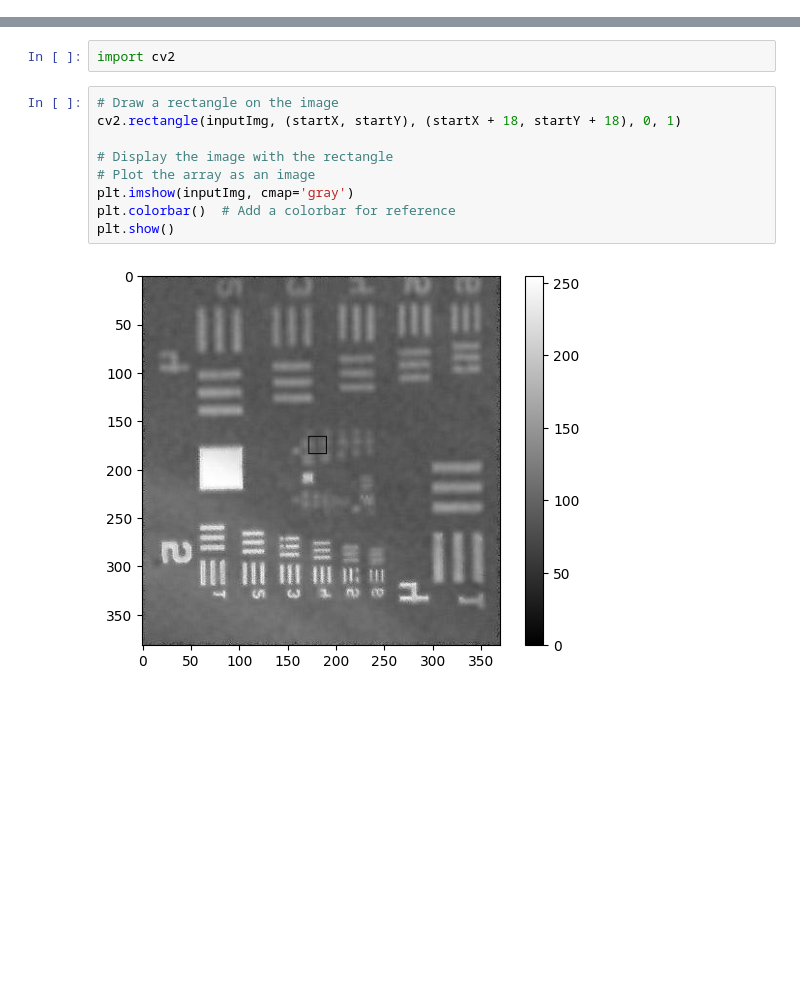
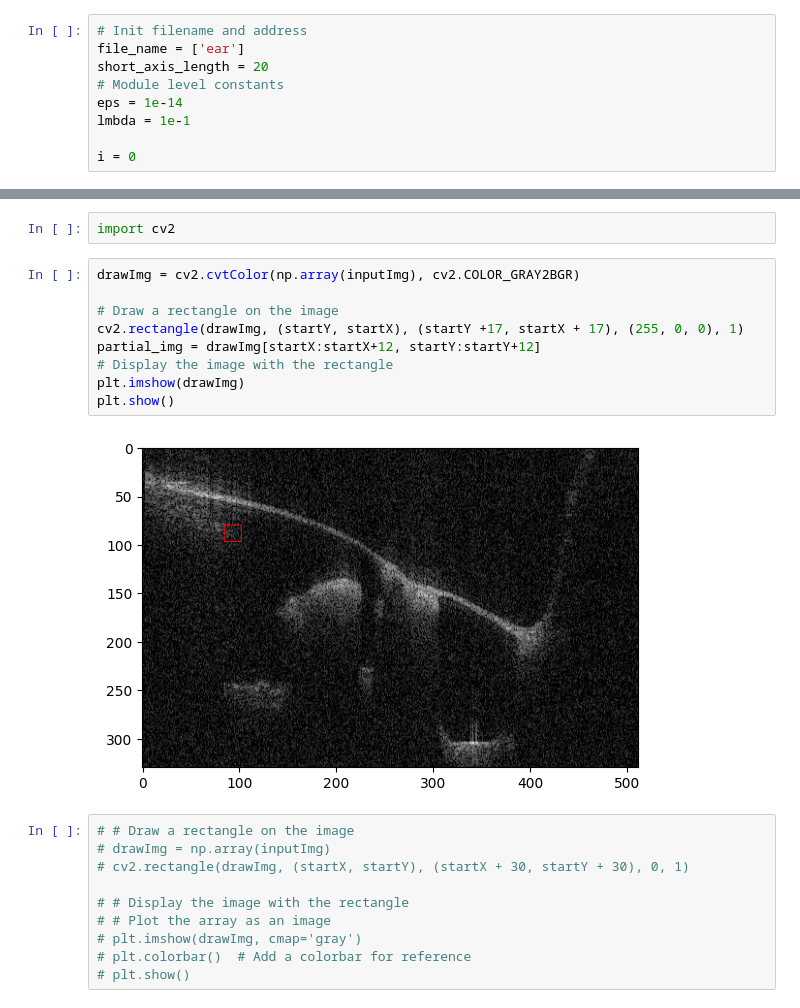
Before and after one commit to JayJiang99/OCT-sparse-estimation-with-CDL-framework, a Jupyter notebook: scripts/test_compressed_sensing.ipynb, the cells around one changed output, grey strips where cells are left out. Cells and saved outputs as stored; diff of their text form; blank space fills up the shorter version.

```diff
--- a/scripts/test_compressed_sensing.ipynb
+++ b/scripts/test_compressed_sensing.ipynb
@@ -3,3 +6,12 @@ from compressed_reconstruct import OCTReconstruction
 import matplotlib.pyplot as plt
 import numpy as np
 import math
+# %%
+# Init filename and address
+file_name = ['ear']
+short_axis_length = 20
+# Module level constants
+eps = 1e-14
+lmbda = 1e-1
+
+i = 0
@@ -72,13 +152,23 @@ plt.show()
 # %%
 import cv2
+# %%
+drawImg = cv2.cvtColor(np.array(inputImg), cv2.COLOR_GRAY2BGR)
+
+# Draw a rectangle on the image
+cv2.rectangle(drawImg, (startY, startX), (startY +17, startX + 17), (255, 0, 0), 1)
+partial_img = drawImg[startX:startX+12, startY:startY+12]
+# Display the image with the rectangle
+plt.imshow(drawImg)
+plt.show()
+# %% [output]
+[figure, added]
 # %%
-# Draw a rectangle on the image
-cv2.rectangle(inputImg, (startX, startY), (startX + 18, startY + 18), 0, 1)
+# # Draw a rectangle on the image
+# drawImg = np.array(inputImg)
+# cv2.rectangle(drawImg, (startX, startY), (startX + 30, startY + 30), 0, 1)
 
-# Display the image with the rectangle
-# Plot the array as an image
-plt.imshow(inputImg, cmap='gray')
-plt.colorbar()  # Add a colorbar for reference
-plt.show()
+# # Display the image with the rectangle
+# # Plot the array as an image
+# plt.imshow(drawImg, cmap='gray')
+# plt.colorbar()  # Add a colorbar for reference
+# plt.show()
-# %% [output]
-[figure, removed]
```
Also changed, not shown: parts of 17 cells of this notebook, 9 other files.
